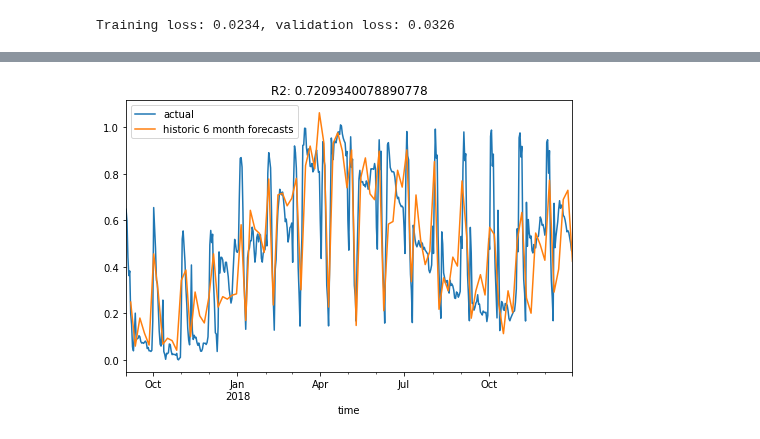
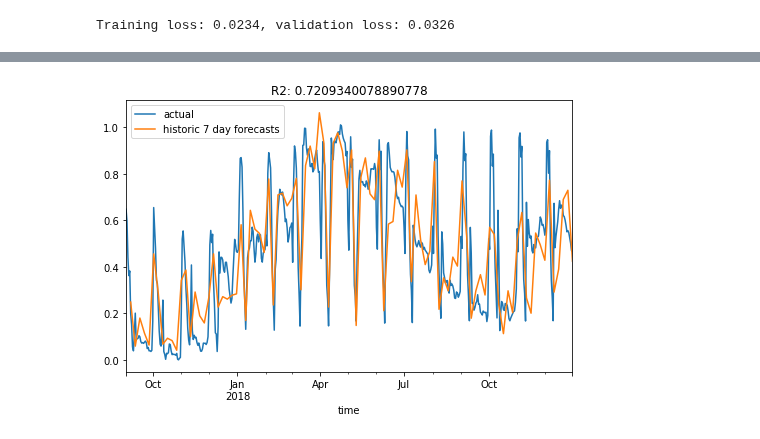
Before and after one commit to unit8co/darts, a Jupyter notebook: examples/TCN-examples.ipynb, the cells around one changed output, grey strips where cells are left out. Drawn from its saved outputs; the diff is of its cells as text; code cells hidden in the pictures.

```diff
--- a/examples/TCN-examples.ipynb
+++ b/examples/TCN-examples.ipynb
@@ -20,12 +20,12 @@ def transform_data(series, train, val):
     ts_transformed = transformer.transform(series)
     return ts_transformed, train_transformed, val_transformed
 # %%
-def display_forecast(pred_series, ts_transformed, start_date=None):
+def display_forecast(pred_series, ts_transformed, forecast_type, start_date=None):
     plt.figure(figsize=(8,5))
     if (start_date):
         ts_transformed = ts_transformed.drop_before(start_date)
     ts_transformed.univariate_component(0).plot(label='actual')
-    pred_series.plot(label='historic 6 month forecasts')
+    pred_series.plot(label=('historic ' + forecast_type + ' forecasts'))
     plt.title('R2: {}'.format(r2_score(pred_series, ts_transformed.univariate_component(0))))
     plt.legend();
 # %% [markdown]
@@ -171,5 +171,5 @@ pred_series = backtest_forecasting(
     retrain=False,
     verbose=True
 )
-display_forecast(pred_series, series_en_transformed, start_date=pd.Timestamp('20170901'))
+display_forecast(pred_series, series_en_transformed, '7 day', start_date=pd.Timestamp('20170901'))
 # %% [output]
@@ -177 +177 @@ display_forecast(pred_series, series_en_transformed, start_date=pd.Timestamp('20
-[figure, old version]
+[figure, new version]
```
Also changed, not shown: parts of 6 cells of this notebook.
